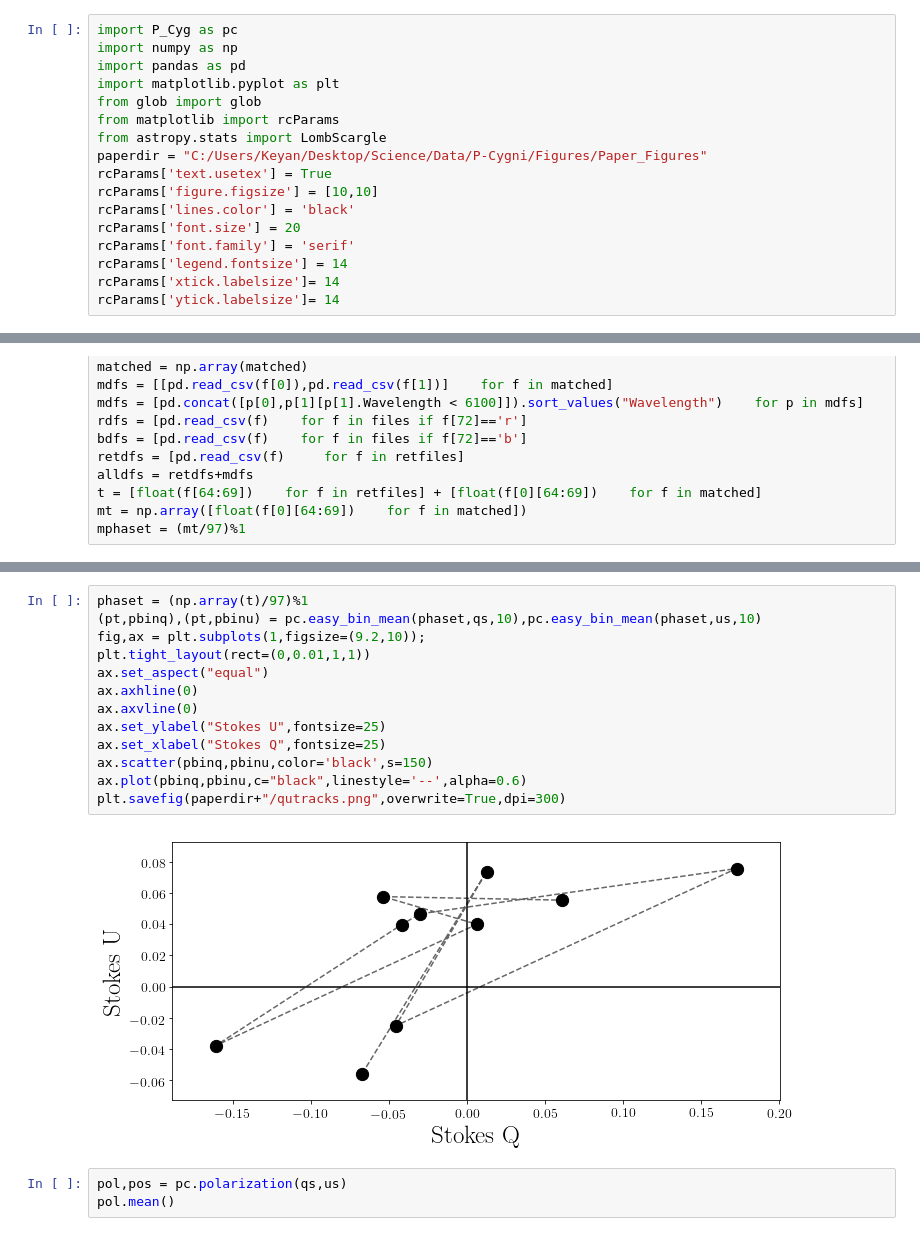
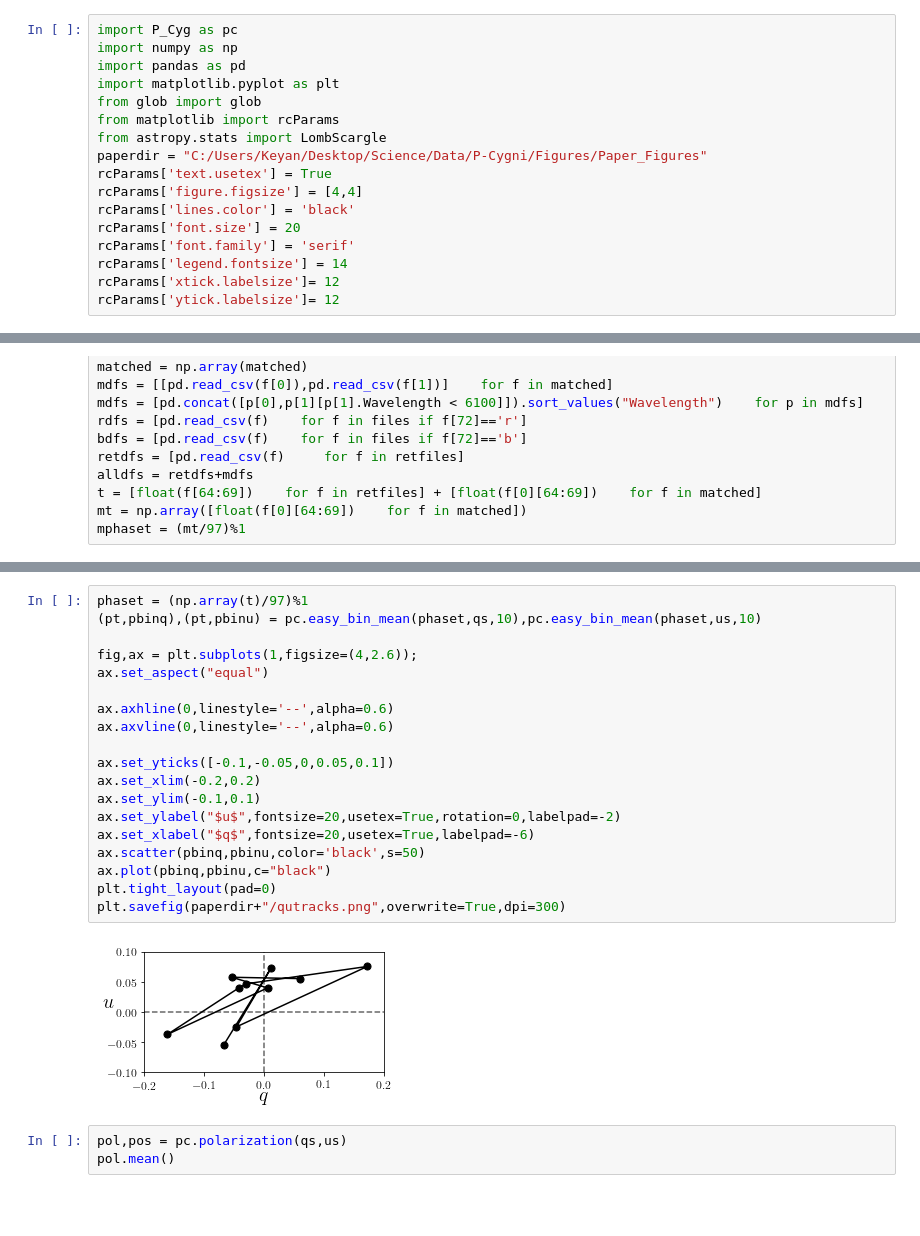
Before and after one commit to KeyanGootkin/P-Cygni-Spectropolarimetry, a Jupyter notebook: Intrinsic.ipynb, the cells around one changed output, grey strips where cells are left out. Saved outputs shown, nothing was run; the diff lists cells and outputs as text; blank space fills up the shorter version.

```diff
--- a/Intrinsic.ipynb
+++ b/Intrinsic.ipynb
@@ -8,13 +8,13 @@ from matplotlib import rcParams
 from astropy.stats import LombScargle
 paperdir = "C:/Users/Keyan/Desktop/Science/Data/P-Cygni/Figures/Paper_Figures"
 rcParams['text.usetex'] = True
-rcParams['figure.figsize'] = [10,10]
+rcParams['figure.figsize'] = [4,4]
 rcParams['lines.color'] = 'black'
 rcParams['font.size'] = 20
 rcParams['font.family'] = 'serif'
 rcParams['legend.fontsize'] = 14
-rcParams['xtick.labelsize']= 14
-rcParams['ytick.labelsize']= 14
+rcParams['xtick.labelsize']= 12
+rcParams['ytick.labelsize']= 12
 # %%
 intrinsic_dir = "C:/Users/Keyan/Desktop/Science/Data/P-Cygni/Data/intrinsic_pols/"
 files = glob(intrinsic_dir+"*")
@@ -60,18 +61,24 @@ plt.savefig(paperdir+"/intrinsic_QU.png",transparent=True,overwrite=True,dpi=300
 # %%
 phaset = (np.array(t)/97)%1
 (pt,pbinq),(pt,pbinu) = pc.easy_bin_mean(phaset,qs,10),pc.easy_bin_mean(phaset,us,10)
-fig,ax = plt.subplots(1,figsize=(9.2,10));
-plt.tight_layout(rect=(0,0.01,1,1))
+
+fig,ax = plt.subplots(1,figsize=(4,2.6));
 ax.set_aspect("equal")
-ax.axhline(0)
-ax.axvline(0)
-ax.set_ylabel("Stokes U",fontsize=25)
-ax.set_xlabel("Stokes Q",fontsize=25)
-ax.scatter(pbinq,pbinu,color='black',s=150)
-ax.plot(pbinq,pbinu,c="black",linestyle='--',alpha=0.6)
+
+ax.axhline(0,linestyle='--',alpha=0.6)
+ax.axvline(0,linestyle='--',alpha=0.6)
+
+ax.set_yticks([-0.1,-0.05,0,0.05,0.1])
+ax.set_xlim(-0.2,0.2)
+ax.set_ylim(-0.1,0.1)
+ax.set_ylabel("$u$",fontsize=20,usetex=True,rotation=0,labelpad=-2)
+ax.set_xlabel("$q$",fontsize=20,usetex=True,labelpad=-6)
+ax.scatter(pbinq,pbinu,color='black',s=50)
+ax.plot(pbinq,pbinu,c="black")
+plt.tight_layout(pad=0)
 plt.savefig(paperdir+"/qutracks.png",overwrite=True,dpi=300)
 # %% [output]
-[figure, old version]
+[figure, new version]
 # %%
 pol,pos = pc.polarization(qs,us)
 pol.mean()
```
Also changed, not shown: parts of 11 cells of this notebook, 4 other files.
